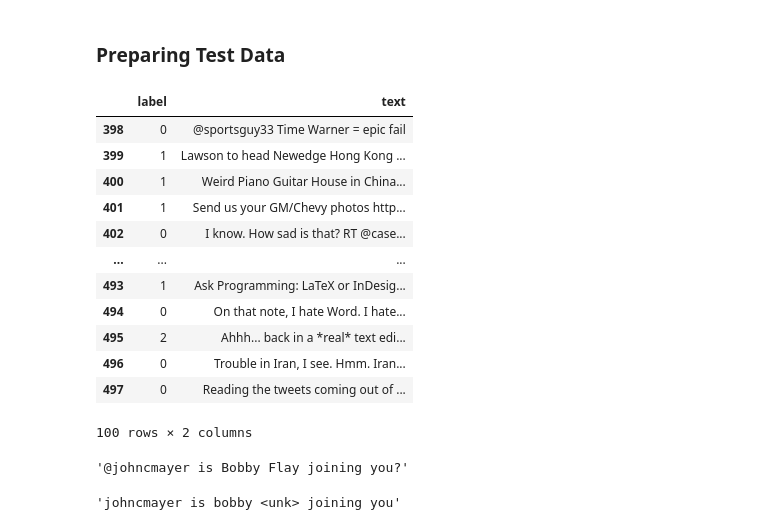
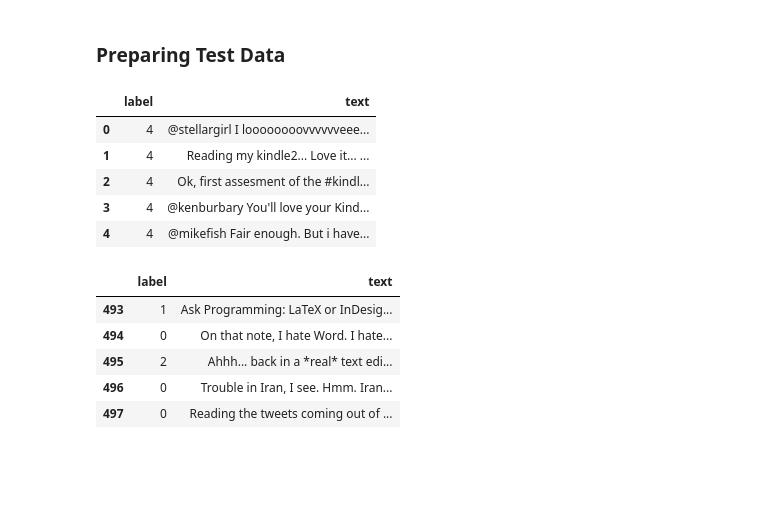
Before and after one commit to franklinhytw/NCCU_DL2021, a Jupyter notebook: Homework-4/HW4.ipynb, the cells around one changed output. Saved outputs shown, nothing was run; the diff lists cells and outputs as text; code cells hidden in the pictures; blank space fills up the shorter version.

```diff
--- a/Homework-4/HW4.ipynb
+++ b/Homework-4/HW4.ipynb
@@ -14,6 +15,10 @@ import tensorflow as tf
 from tensorflow.keras.layers import *
 from tensorflow.keras.utils import to_categorical, plot_model
 from tensorflow.keras.callbacks import TensorBoard
+# %%
+pd.set_option('display.max_rows', None)
+pd.set_option('display.max_columns', None)
+pd.set_option('display.width', None)
 # %%
 import matplotlib.pyplot as plt
 
@@ -331,4 +303,13 @@ model_2.evaluate(valid_prefetch)
 ### Preparing Test Data
 # %%
 testdata_df = pd.read_csv("dataset/testdata.manual.2009.06.14.csv", usecols=[0,5], header=None, names=['label','text'],encoding='latin-1')
+# %%
+testdata_df.head(5)
+# %% [output]
+|  | label | text |
+| 0 | 4 | @stellargirl I loooooooovvvvvveee... |
+| 1 | 4 | Reading my kindle2... Love it... ... |
+| 2 | 4 | Ok, first assesment of the #kindl... |
+| 3 | 4 | @kenburbary You'll love your Kind... |
+| 4 | 4 | @mikefish Fair enough. But i have... |
 # %%
@@ -336,21 +317,14 @@ testdata_df = pd.read_csv("dataset/testdata.manual.2009.06.14.csv", usecols=[0,5
 testdata_df.loc[testdata_df['label'] == 2, 'label'] = 1
 testdata_df.loc[testdata_df['label'] == 4, 'label'] = 2
 # %%
-testdata_df.tail(100)
+testdata_df.tail(5)
 # %% [output]
 |  | label | text |
-| 398 | 0 | @sportsguy33 Time Warner = epic fail |
-| 399 | 1 | Lawson to head Newedge Hong Kong ... |
-| 400 | 1 | Weird Piano Guitar House in China... |
-| 401 | 1 | Send us your GM/Chevy photos http... |
-| 402 | 0 | I know. How sad is that? RT @case... |
-| ... | ... | ... |
 | 493 | 1 | Ask Programming: LaTeX or InDesig... |
 | 494 | 0 | On that note, I hate Word. I hate... |
 | 495 | 2 | Ahhh... back in a *real* text edi... |
 | 496 | 0 | Trouble in Iran, I see. Hmm. Iran... |
 | 497 | 0 | Reading the tweets coming out of ... |
-100 rows × 2 columns
 # %%
 test_text = testdata_df['text'].to_numpy()
 test_seqs = tok.texts_to_sequences(test_text)
@@ -358,11 +332,3 @@ test_seqs = tf.keras.preprocessing.sequence.pad_sequences(test_seqs, maxlen=maxl
 
 test_labels = testdata_df['label'].to_numpy()
 test_labels = to_categorical(test_labels, num_classes=3, dtype='uint8')
-# %%
-test_text[488]
-# %% [output]
-'@johncmayer is Bobby Flay joining you?'
-# %%
-vec2word_no_pad(test_seqs[488])
-# %% [output]
-'johncmayer is bobby <unk> joining you'
```
Also changed, not shown: parts of 37 cells of this notebook, 12 other files.
